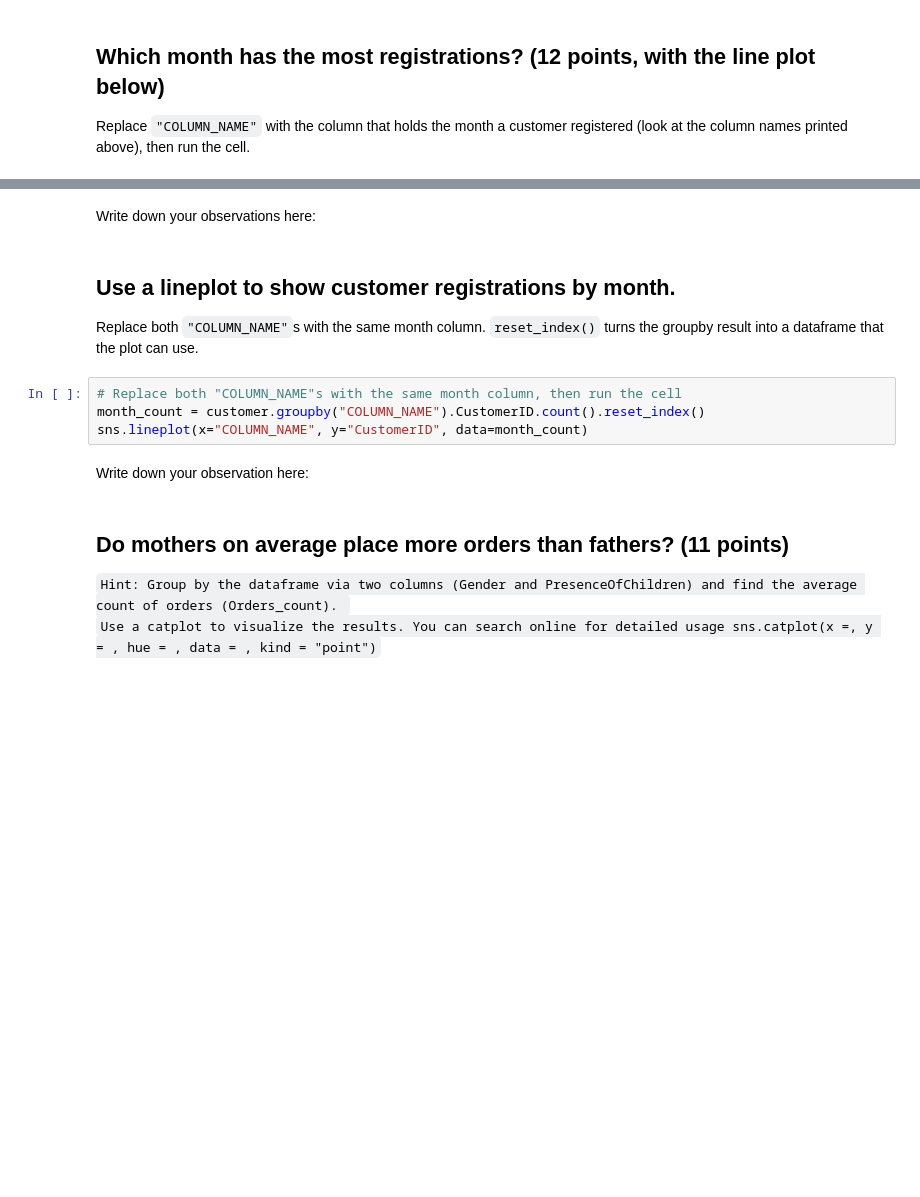
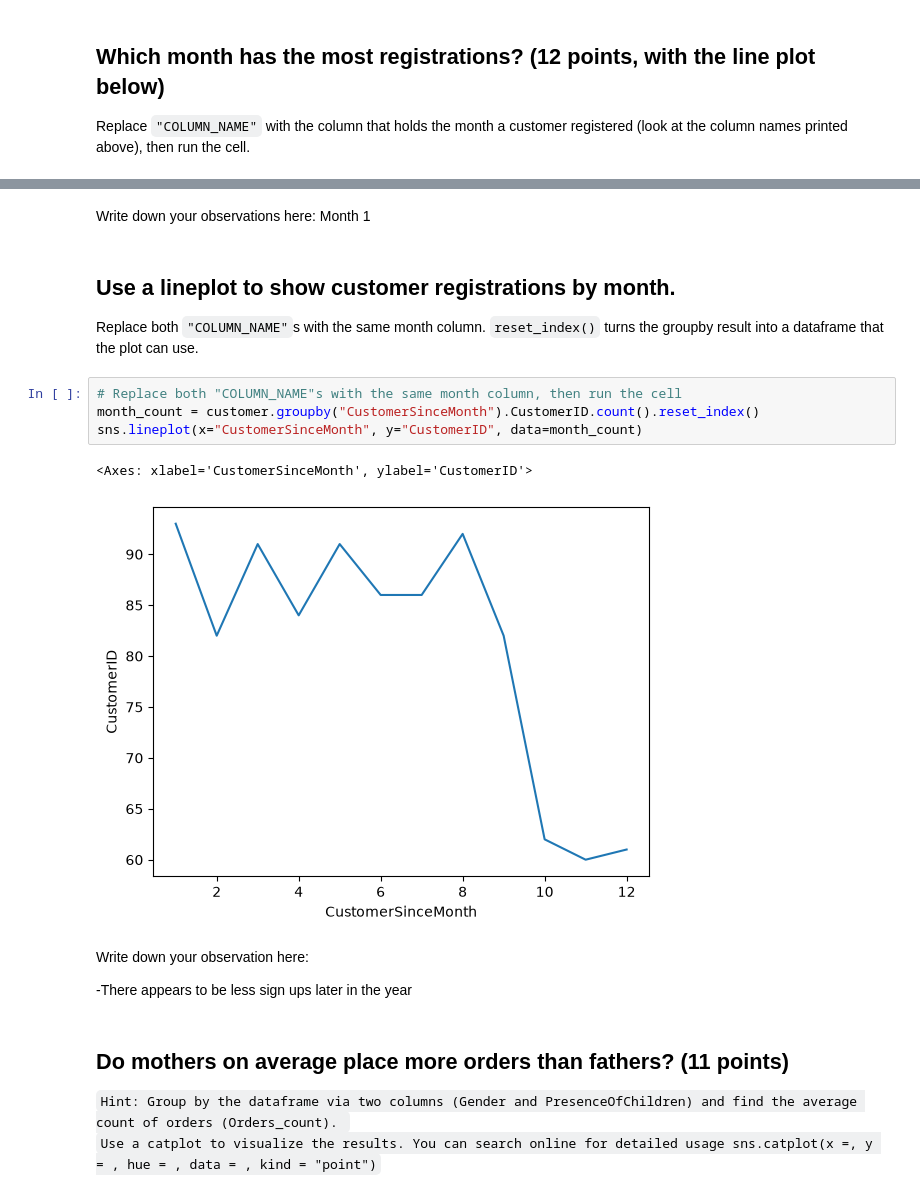
Before and after one commit to yxf9tv/comm4259-work, a Jupyter notebook: assignment_02/Assignment_02-Data_Preparation.ipynb, the cells around one changed output, grey strips where cells are left out. Drawn from its saved outputs; the diff is of its cells as text; blank space fills up the shorter version.

````diff
--- a/assignment_02/Assignment_02-Data_Preparation.ipynb
+++ b/assignment_02/Assignment_02-Data_Preparation.ipynb
@@ -93,14 +117,20 @@ customer.groupby("COLUMN_NAME").CustomerID.count().sort_values(ascending=False).
 # %% [markdown]
 Write down your observations here:
+Month 1
 # %% [markdown]
 ## Use a lineplot to show customer registrations by month.
 Replace both `"COLUMN_NAME"`s with the same month column. `reset_index()` turns the groupby result into a dataframe that the plot can use.
 # %%
 # Replace both "COLUMN_NAME"s with the same month column, then run the cell
-month_count = customer.groupby("COLUMN_NAME").CustomerID.count().reset_index()
-sns.lineplot(x="COLUMN_NAME", y="CustomerID", data=month_count)
+month_count = customer.groupby("CustomerSinceMonth").CustomerID.count().reset_index()
+sns.lineplot(x="CustomerSinceMonth", y="CustomerID", data=month_count)
+# %% [output]
+<Axes: xlabel='CustomerSinceMonth', ylabel='CustomerID'>
+[figure, added]
 # %% [markdown]
 Write down your observation here:
+
+-There appears to be less sign ups later in the year
 # %% [markdown]
 ## Do mothers on average place more orders than fathers? (11 points)
 ```Hint: Group by the dataframe via two columns (Gender and PresenceOfChildren) and find the average count of orders (Orders_count). ```
````
Also changed, not shown: parts of 8 cells of this notebook.
